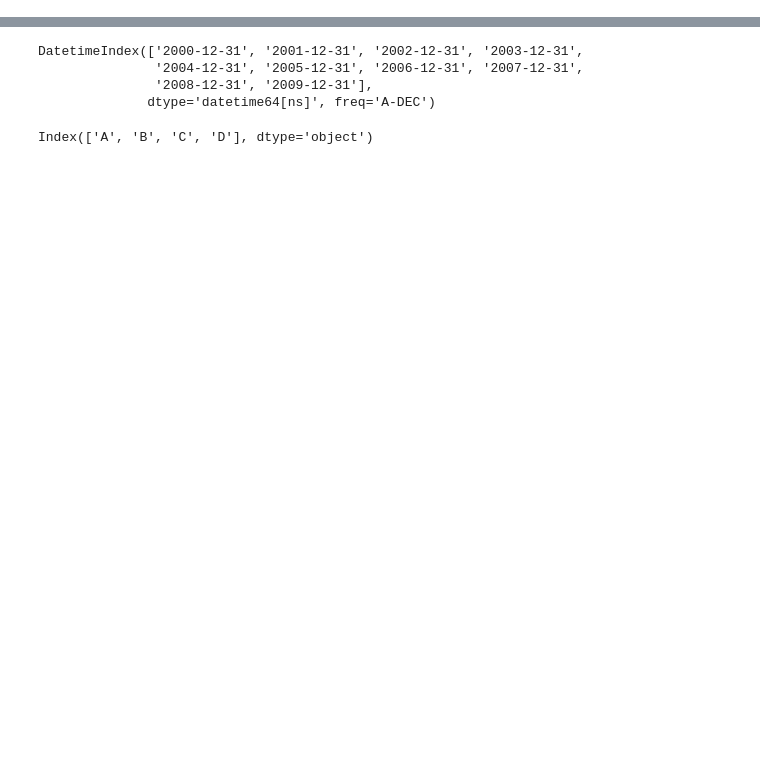
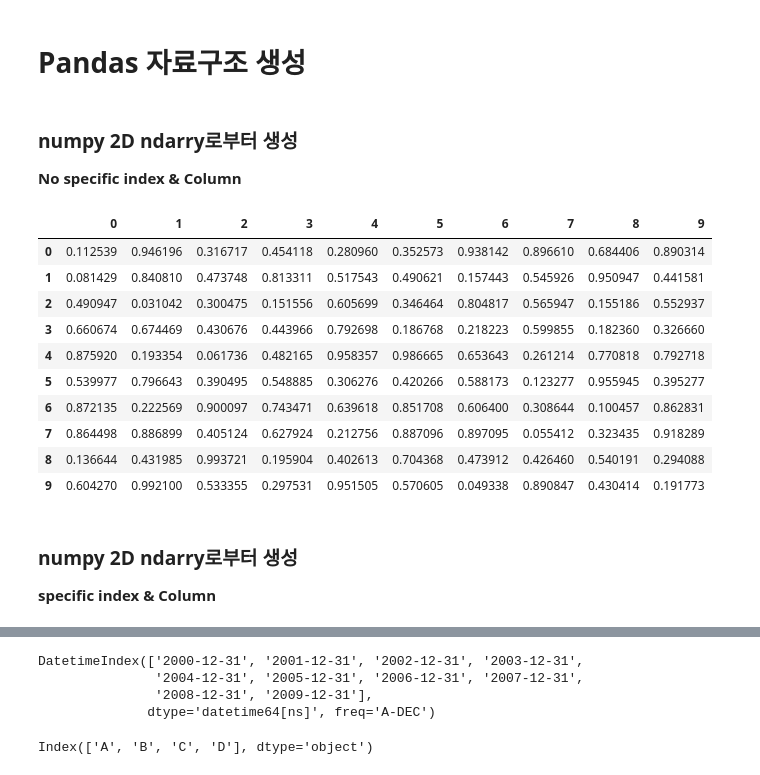
Before and after one commit to arad4228/BigData_A.I, a Jupyter notebook: BigData응용/빅데이터 응용(3월 17일 실습).ipynb, the cells around one changed output, grey strips where cells are left out. Drawn from its saved outputs; the diff is of its cells as text; code cells hidden in the pictures; blank space fills up the shorter version.

```diff
--- a/BigData응용/빅데이터 응용(3월 17일 실습).ipynb
+++ b/BigData응용/빅데이터 응용(3월 17일 실습).ipynb
@@ -3,9 +3,31 @@
+# %% [markdown]
+# Pandas 자료구조 생성
 # %%
 import numpy as np
 import pandas as pd
+# %% [markdown]
+### numpy 2D ndarry로부터 생성
+**No specific index & Column**
 # %%
 df = pd.DataFrame(
     np.random.rand(10,10))
+# %%
+df
+# %% [output]
+|  | 0 | 1 | 2 | 3 | 4 | 5 | 6 | 7 | 8 | 9 |
+| 0 | 0.112539 | 0.946196 | 0.316717 | 0.454118 | 0.280960 | 0.352573 | 0.938142 | 0.896610 | 0.684406 | 0.890314 |
+| 1 | 0.081429 | 0.840810 | 0.473748 | 0.813311 | 0.517543 | 0.490621 | 0.157443 | 0.545926 | 0.950947 | 0.441581 |
+| 2 | 0.490947 | 0.031042 | 0.300475 | 0.151556 | 0.605699 | 0.346464 | 0.804817 | 0.565947 | 0.155186 | 0.552937 |
+| 3 | 0.660674 | 0.674469 | 0.430676 | 0.443966 | 0.792698 | 0.186768 | 0.218223 | 0.599855 | 0.182360 | 0.326660 |
+| 4 | 0.875920 | 0.193354 | 0.061736 | 0.482165 | 0.958357 | 0.986665 | 0.653643 | 0.261214 | 0.770818 | 0.792718 |
+| 5 | 0.539977 | 0.796643 | 0.390495 | 0.548885 | 0.306276 | 0.420266 | 0.588173 | 0.123277 | 0.955945 | 0.395277 |
+| 6 | 0.872135 | 0.222569 | 0.900097 | 0.743471 | 0.639618 | 0.851708 | 0.606400 | 0.308644 | 0.100457 | 0.862831 |
+| 7 | 0.864498 | 0.886899 | 0.405124 | 0.627924 | 0.212756 | 0.887096 | 0.897095 | 0.055412 | 0.323435 | 0.918289 |
+| 8 | 0.136644 | 0.431985 | 0.993721 | 0.195904 | 0.402613 | 0.704368 | 0.473912 | 0.426460 | 0.540191 | 0.294088 |
+| 9 | 0.604270 | 0.992100 | 0.533355 | 0.297531 | 0.951505 | 0.570605 | 0.049338 | 0.890847 | 0.430414 | 0.191773 |
+# %% [markdown]
+### numpy 2D ndarry로부터 생성
+**specific index & Column**
 # %%
 index = pd.date_range("2000-01-01", periods=10)
 df = pd.DataFrame(np.random.randn(10,3), index, columns= ["a","b","c"])
```
Also changed, not shown: parts of 189 cells of this notebook.
